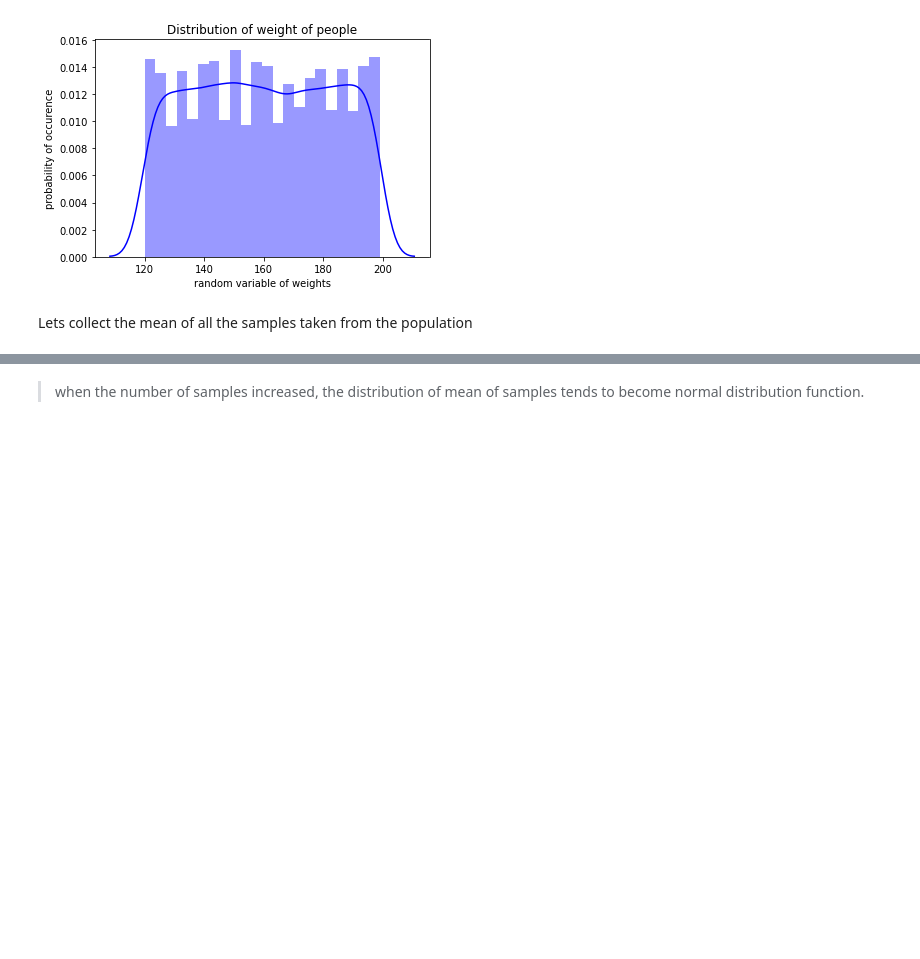
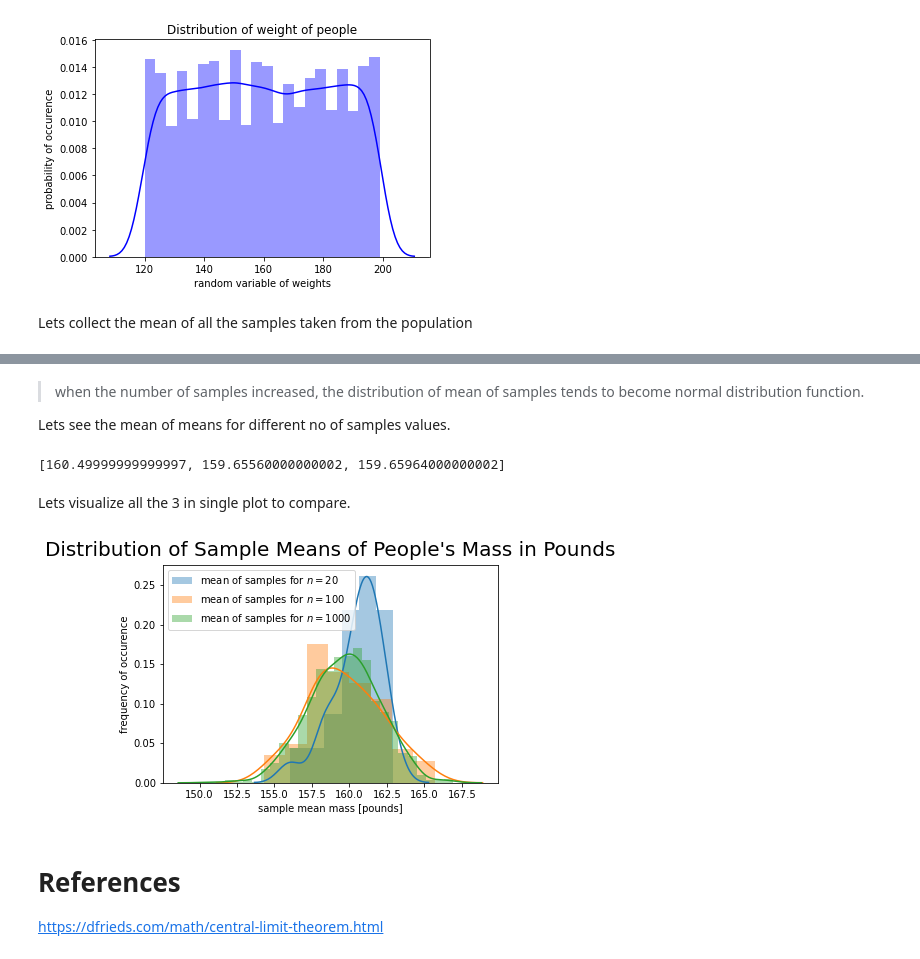
Before and after one commit to sudheer/blog, a Jupyter notebook: _notebooks/2020_05_02_Statistics.ipynb, the cells around one changed output, grey strips where cells are left out. Cells and saved outputs as stored; diff of their text form; code cells hidden in the pictures; blank space fills up the shorter version.

```diff
--- a/_notebooks/2020_05_02_Statistics.ipynb
+++ b/_notebooks/2020_05_02_Statistics.ipynb
@@ -311,2 +426,24 @@ plt number 3 and mean list len 1000
 # %% [markdown]
 > when the number of samples increased, the distribution of mean of samples tends to become normal distribution function.
+
+Lets see the mean of means for different no of samples values.
+# %%
+mean_of_mean_list
+# %% [output]
+[160.49999999999997, 159.65560000000002, 159.65964000000002]
+# %% [markdown]
+Lets visualize all the 3 in single plot to compare.
+# %%
+sns.distplot(total_mean_list[0], label="mean of samples for $n={}$".format(no_of_samples_list[0]))
+sns.distplot(total_mean_list[1], label="mean of samples for $n={}$".format(no_of_samples_list[1]))
+sns.distplot(total_mean_list[2], label="mean of samples for $n={}$".format(no_of_samples_list[2]))
+plt.title("Distribution of Sample Means of People's Mass in Pounds", y=1.015, fontsize=20)
+plt.xlabel("sample mean mass [pounds]")
+plt.ylabel("frequency of occurence")
+plt.legend();
+# %% [output]
+[figure, added]
+# %% [markdown]
+# References
+
+https://dfrieds.com/math/central-limit-theorem.html
```
Also changed, not shown: parts of 37 cells of this notebook.
